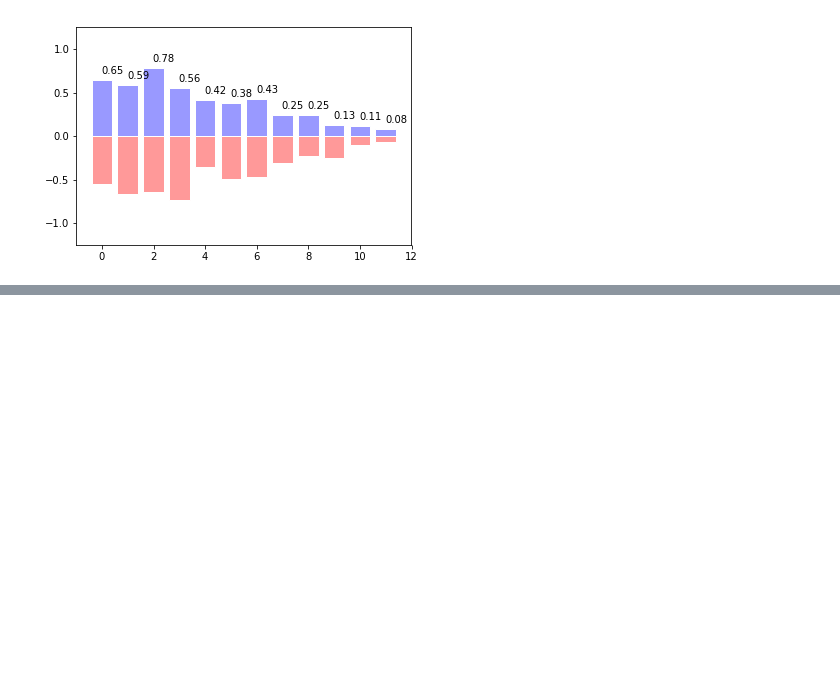
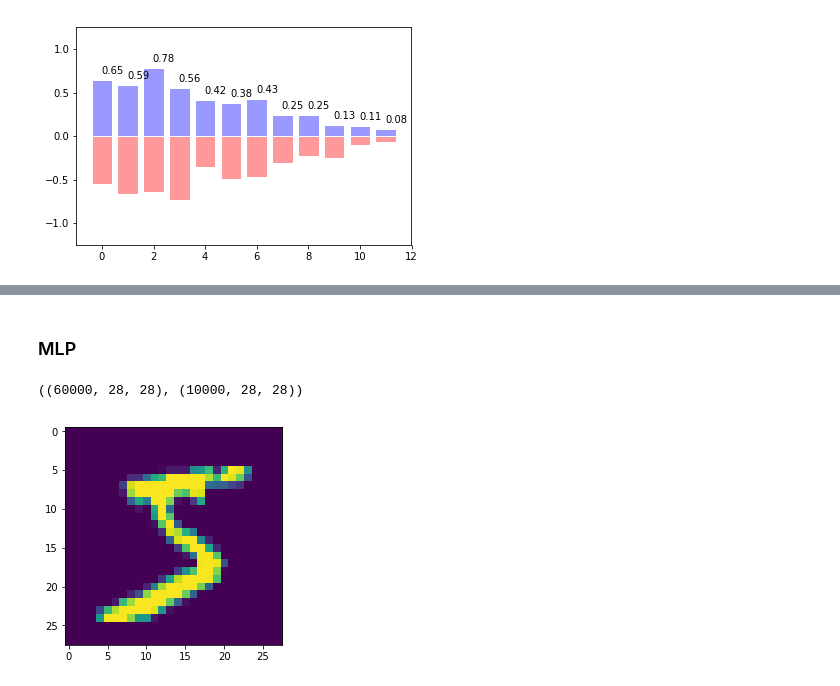
Before and after one commit to sharmasaravanan/Machine_learning, a Jupyter notebook: MSME-ML_deployment-2021.ipynb, the cells around one changed output, grey strips where cells are left out. Drawn from its saved outputs; the diff is of its cells as text; code cells hidden in the pictures; blank space fills up the shorter version.

```diff
--- a/MSME-ML_deployment-2021.ipynb
+++ b/MSME-ML_deployment-2021.ipynb
@@ -1316,0 +1766,2 @@ if __name__ == '__main__':
+# %% [markdown]
+### MLP
@@ -1316,0 +1778,6 @@ if __name__ == '__main__':
+# %%
+(X_train, y_train), (X_test, y_test) = mnist.load_data()
+# %%
+X_train.shape, X_test.shape
+# %% [output]
+((60000, 28, 28), (10000, 28, 28))
@@ -1316,0 +1788,5 @@ if __name__ == '__main__':
+# %%
+plt.imshow(X_train[0])
+plt.show()
+# %% [output]
+[figure, added]
```
Also changed, not shown: parts of 164 cells of this notebook, 19 other files.
